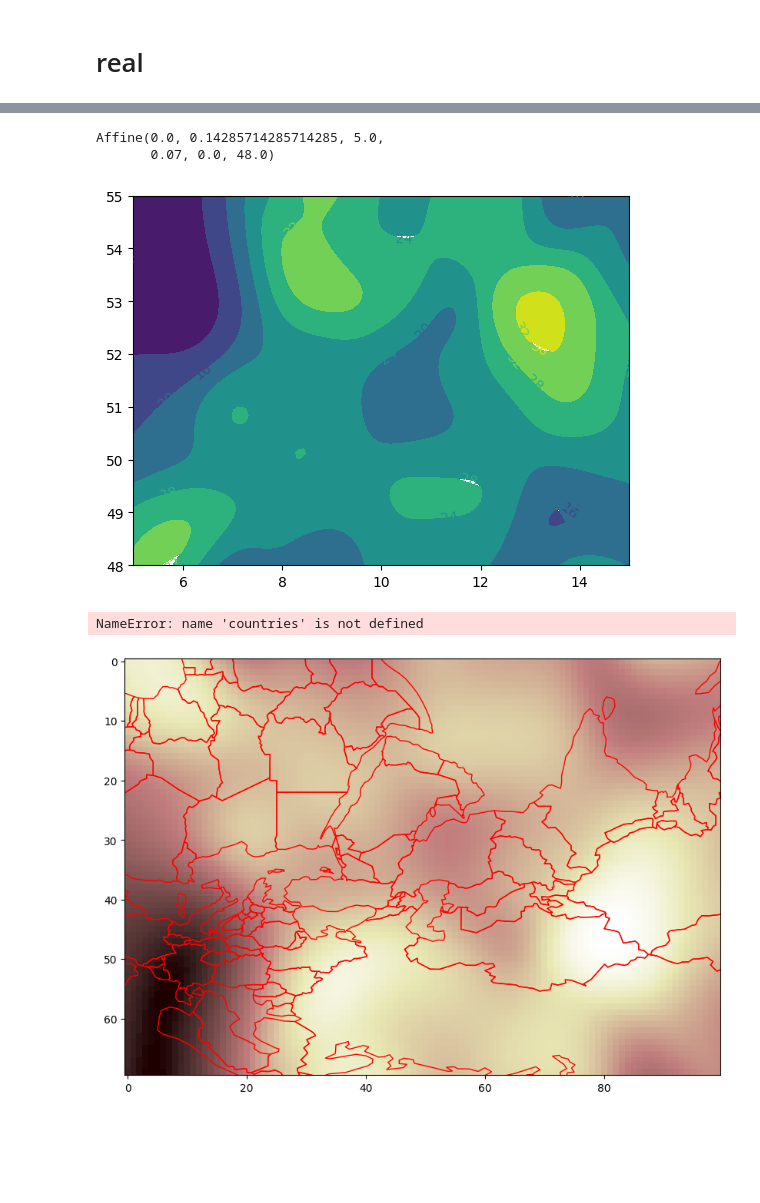
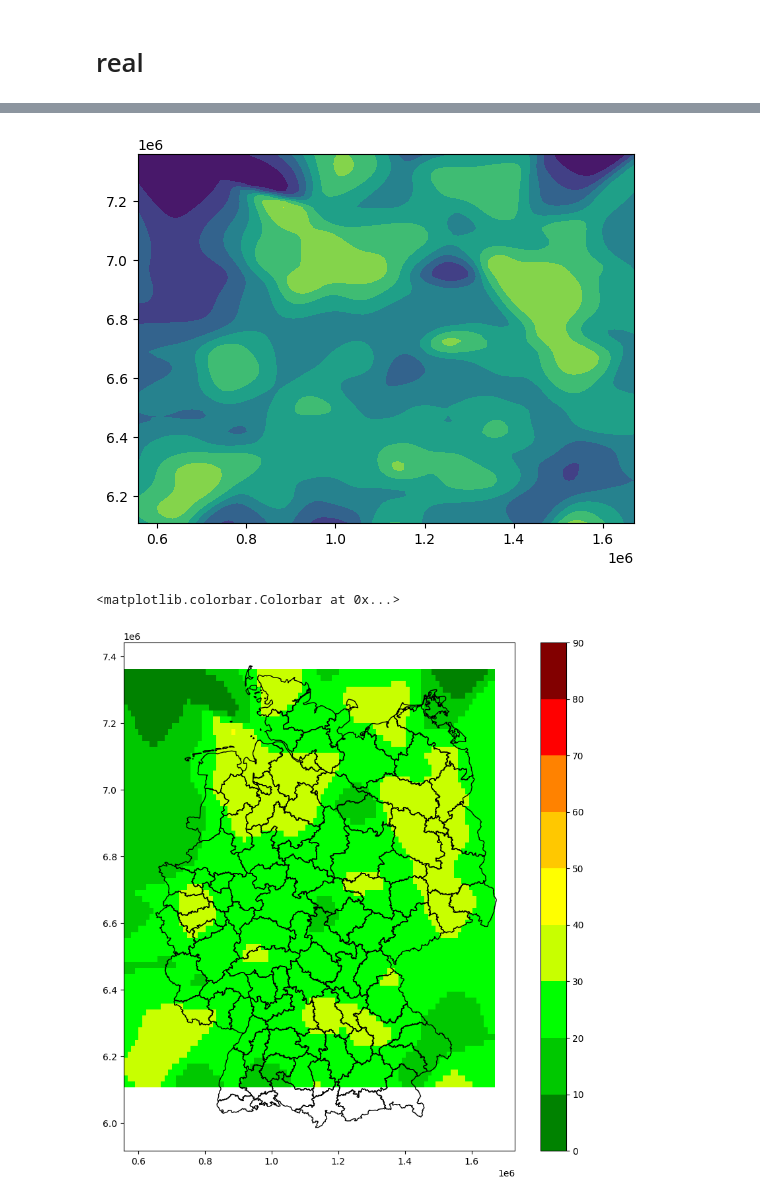
Before and after one commit to tillwenke/heatchmap, a Jupyter notebook: map/map_gpd_rasterio.ipynb, the cells around one changed output, grey strips where cells are left out. Saved outputs shown, nothing was run; the diff lists cells and outputs as text; code cells hidden in the pictures; blank space fills up the shorter version.

Commit message:
pretty german map

```diff
--- a/map/map_gpd_rasterio.ipynb
+++ b/map/map_gpd_rasterio.ipynb
@@ -65,5 +75,8 @@ map = germany
-# %%
-points = points[points["lat"] > map[1]]
-points = points[points["lat"] < map[3]]
-points = points[points["lon"] > map[0]]
-points = points[points["lon"] < map[2]]
+# %%
+xx, yy = polygon.geometry[0].exterior.coords.xy
+
+# Note above return values are of type `array.array`
+xx = xx.tolist()
+yy = yy.tolist()
+# %%
+points = points[points.geometry.within(polygon.geometry[0])]
@@ -70,18 +98,31 @@ points = points[points["lon"] < map[2]]
 # %%
+import numpy as np
+
+def makeGaussian(fwhm, x0, y0):
+    """ Make a square gaussian kernel.
+    size is the length of a side of the square
+    fwhm is full-width-half-maximum, which
+    can be thought of as an effective radius.
+    """
+
+    return np.exp(-4*np.log(2) * ((X-x0)**2 + (Y-y0)**2) / fwhm**2)
+
 DENSITY = 10
-x_density = int((map[2] - map[0]) * DENSITY)
+x_density = int(map[2] - map[0]) * DENSITY
 y_density = int(map[3] - map[1]) * DENSITY
-x = np.linspace(map[0], map[2], x_density)
-y = np.linspace(map[1],map[3], y_density)
+x = np.linspace(xx[0], xx[2], x_density)
+y = np.linspace(yy[0],yy[2], y_density)
 X, Y = np.meshgrid(x, y)
 
+# TODO fwhm to stdv
+RADIUS_M = 100000
 
 def get_dist(lat, lon):
-    return np.exp(-2 *np.log(2) * ((X - lon) ** 2 + (Y - lat) ** 2) / 1**2)
+    return makeGaussian(RADIUS_M, lon, lat)
 
 
 Zn = [
     get_dist(lat, lon)
-    for lat, lon in zip(points.lat, points.lon)
+    for lat, lon in zip(points.geometry.y, points.geometry.x)
 ]
 Z = np.sum([a*b for a,b in zip(Zn, points.wait)], axis=0) / np.sum(Zn, axis=0)
@@ -110,5 +128,0 @@ transform = from_gcps(gcps)
-# %%
-transform
-# %% [output]
-Affine(0.0, 0.14285714285714285, 5.0,
-       0.07, 0.0, 48.0)
@@ -115,9 +150,9 @@ Affine(0.0, 0.14285714285714285, 5.0,
 # %%
 p = plt.contourf(X, Y, Z)
-plt.clabel(p, inline=1, fontsize=10)
+#plt.clabel(p, inline=1, fontsize=10)
 plt.show()
 # %% [output]
-[figure, old version]
+[figure, new version]
 # %%
 with rasterio.open(
     "map.tif",
@@ -131,7 +166,3 @@ with rasterio.open(
     dtype=Z.dtype,
 ) as dst:
     dst.write(Z, 1)
-# %%
-countries.plot()
-# %% [output]
-NameError: name 'countries' is not defined
@@ -138,11 +176,12 @@ NameError: name 'countries' is not defined
 # %%
-countries = gpd.read_file("ROR5000.shp")
-src = rasterio.open("german.tif")
+countries = gpd.read_file("german_shape/ROR5000.shp")
+countries = countries.to_crs(epsg=3857)
+raster = rasterio.open("map.tif")
+fig, ax = plt.subplots(figsize=(10, 10))
+rasterio.plot.show(raster, origin='lower', ax=ax, cmap=cmap, norm=norm)
+countries.plot(ax=ax, facecolor='none', edgecolor='black')
 
-fig, ax = plt.subplots(figsize=(10, 10))
-rasterio.plot.show(src, ax=ax)
-countries.plot(ax=ax, facecolor='none', edgecolor='red')
-plt.imshow(src.read(1), cmap='pink')
-plt.show()
+fig.colorbar( cm.ScalarMappable(norm=norm, cmap=cmap), ax=ax)
 # %% [output]
+<matplotlib.colorbar.Colorbar at 0x...>
-[figure, old version]
+[figure, new version]
```
Also changed, not shown: parts of 12 cells of this notebook.
